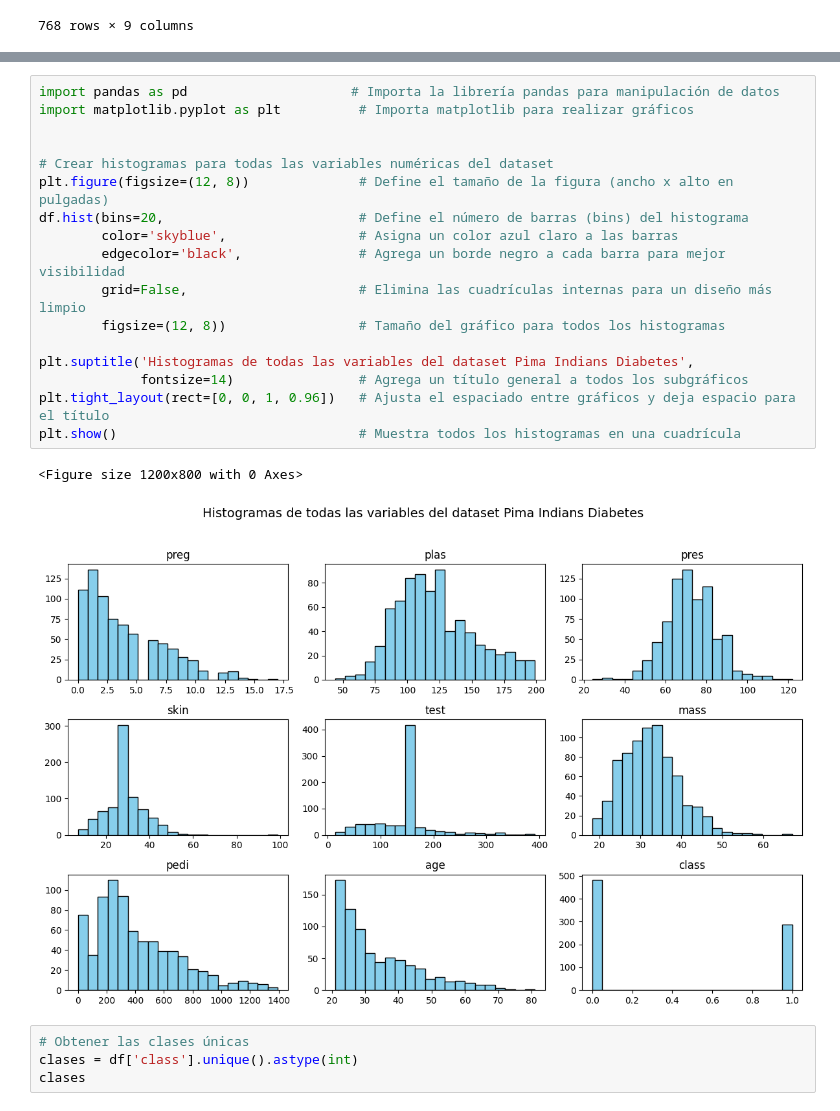
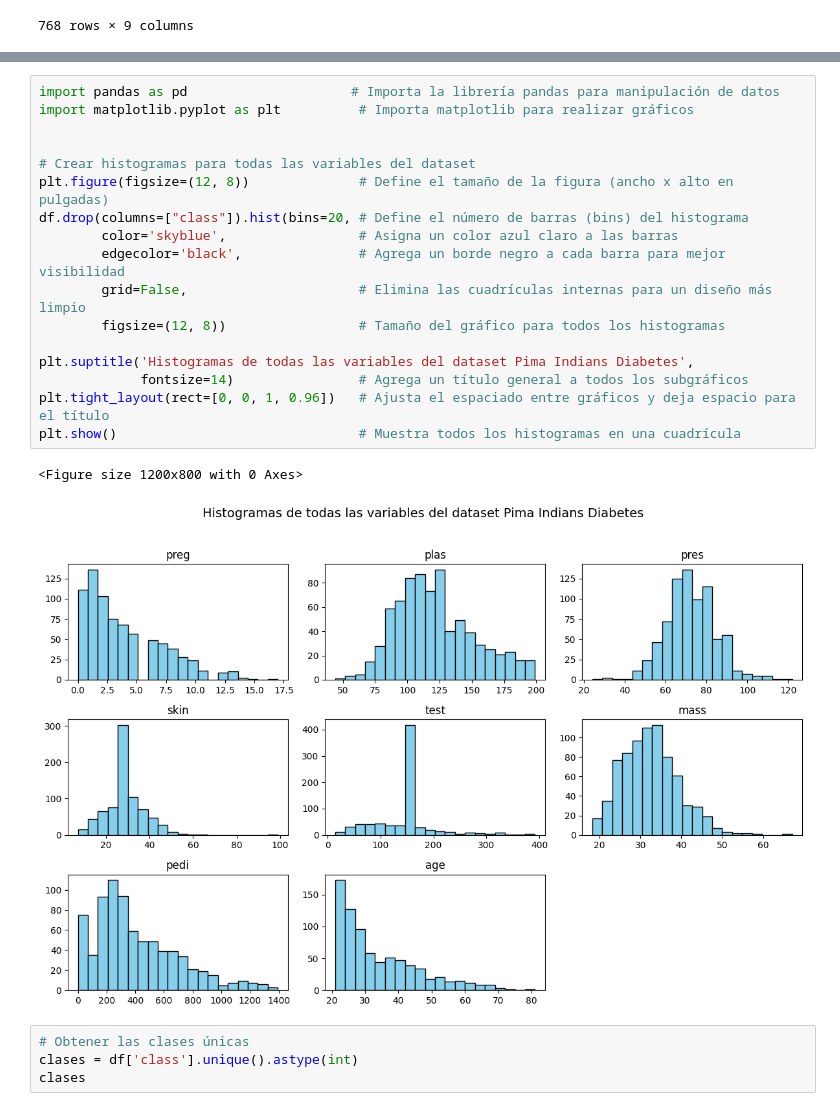
Before and after one commit to JavierPeraltaAzagra/Big-Data-e-IA, a Jupyter notebook: Sistemas de aprendizaje automático/RA2/practica2.ipynb, the cells around one changed output, grey strips where cells are left out. Drawn from its saved outputs; the diff is of its cells as text.

```diff
--- a/Sistemas de aprendizaje automático/RA2/practica2.ipynb
+++ b/Sistemas de aprendizaje automático/RA2/practica2.ipynb
@@ -34,23 +35,23 @@ df.describe()
 # %%
 import pandas as pd                     # Importa la librería pandas para manipulación de datos
 import matplotlib.pyplot as plt          # Importa matplotlib para realizar gráficos
 
 
-# Crear histogramas para todas las variables numéricas del dataset
+# Crear histogramas para todas las variables del dataset
 plt.figure(figsize=(12, 8))              # Define el tamaño de la figura (ancho x alto en pulgadas)
-df.hist(bins=20,                         # Define el número de barras (bins) del histograma
+df.drop(columns=["class"]).hist(bins=20, # Define el número de barras (bins) del histograma
         color='skyblue',                 # Asigna un color azul claro a las barras
         edgecolor='black',               # Agrega un borde negro a cada barra para mejor visibilidad
         grid=False,                      # Elimina las cuadrículas internas para un diseño más limpio
         figsize=(12, 8))                 # Tamaño del gráfico para todos los histogramas
 
 plt.suptitle('Histogramas de todas las variables del dataset Pima Indians Diabetes',
              fontsize=14)                # Agrega un título general a todos los subgráficos
 plt.tight_layout(rect=[0, 0, 1, 0.96])   # Ajusta el espaciado entre gráficos y deja espacio para el título
 plt.show()                               # Muestra todos los histogramas en una cuadrícula
 # %% [output]
 <Figure size 1200x800 with 0 Axes>
-[figure, old version]
+[figure, new version]
 # %%
 # Obtener las clases únicas
 clases = df['class'].unique().astype(int)
```
Also changed, not shown: parts of 48 cells of this notebook.
